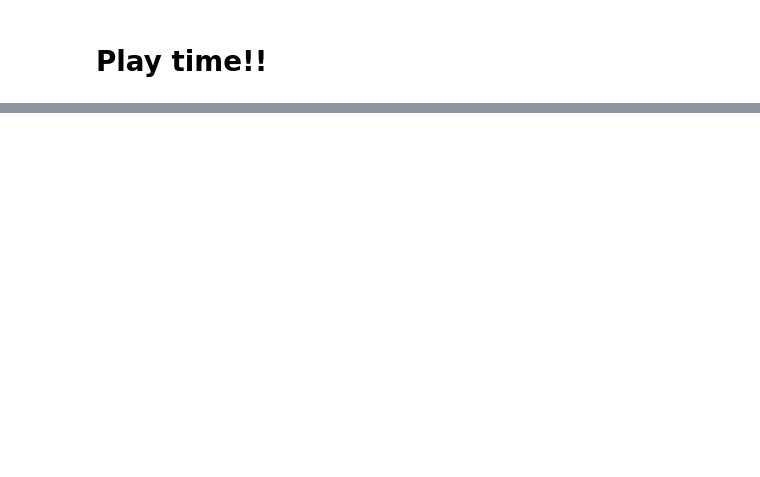
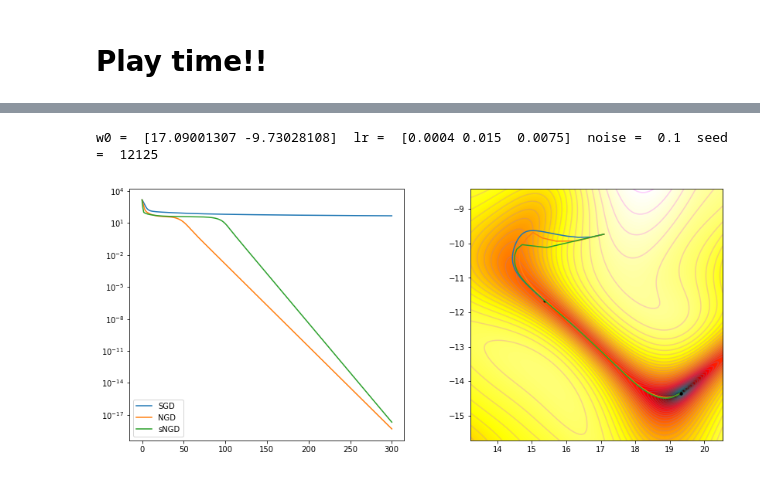
Before and after one commit to bhoov/ngd-vis, a Jupyter notebook: notebook/NGD_update.ipynb, the cells around one changed output, grey strips where cells are left out. Drawn from its saved outputs; the diff is of its cells as text; code cells hidden in the pictures; blank space fills up the shorter version.

```diff
--- a/notebook/NGD_update.ipynb
+++ b/notebook/NGD_update.ipynb
@@ -200,0 +89,18 @@ def landscape_core(x, freq, a, py):
+# %%
+legend = ['SGD', 'NGD', 'sNGD'];
+qs = [0.0, 1.0, 0.5];
+lrs = np.array([0.0016, 0.06, 0.03])/4
+momentums = [0., 0., 0.]
+
+eps = 0.1
+seed = 12125
+
+w0 = np.array([17.09001307, -9.73028108]) + 0 * np.random.randn(2)
+
+legend = print_str()
+fnc = partial(landscape, freq = None, amp = None, py = np, eps = eps, seed = seed)
+l_alls, w_alls, w_range = run_exp(fnc, w0, qs, lrs, momentums, iter = 300)
+plot_all (fnc, l_alls, w_alls, w_range, legend , plot_type = 'imshow')
+# %% [output]
+w0 =  [17.09001307 -9.73028108]  lr =  [0.0004 0.015  0.0075]  noise =  0.1  seed =  12125
+[figure, added]
```
Also changed, not shown: parts of 31 cells of this notebook, 3 other files.
